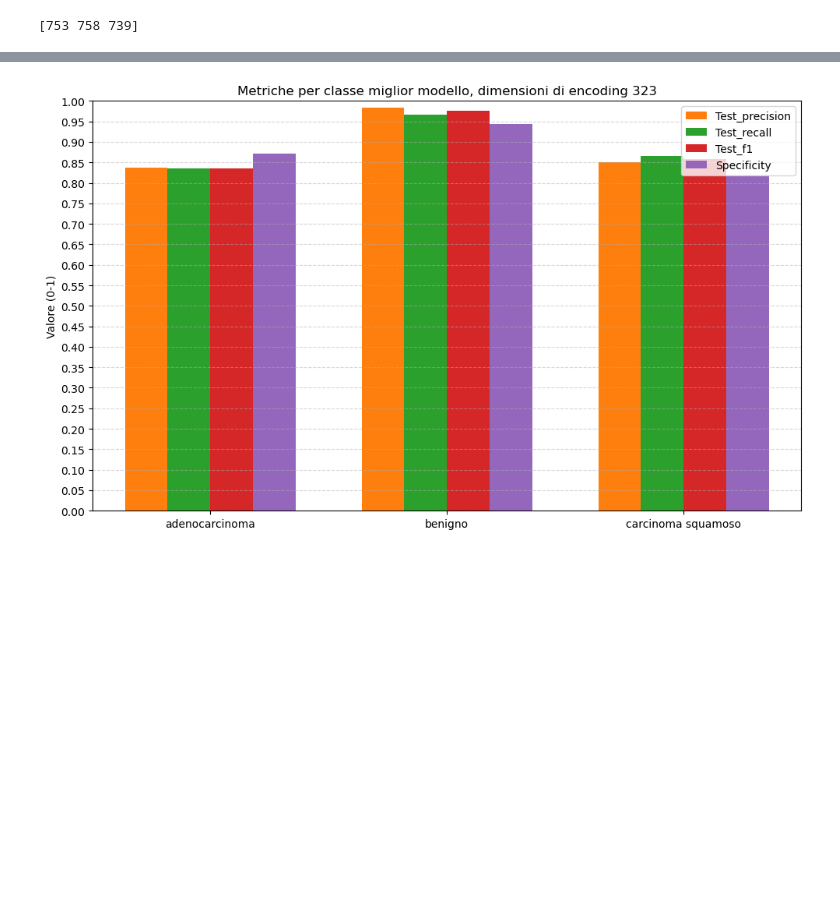
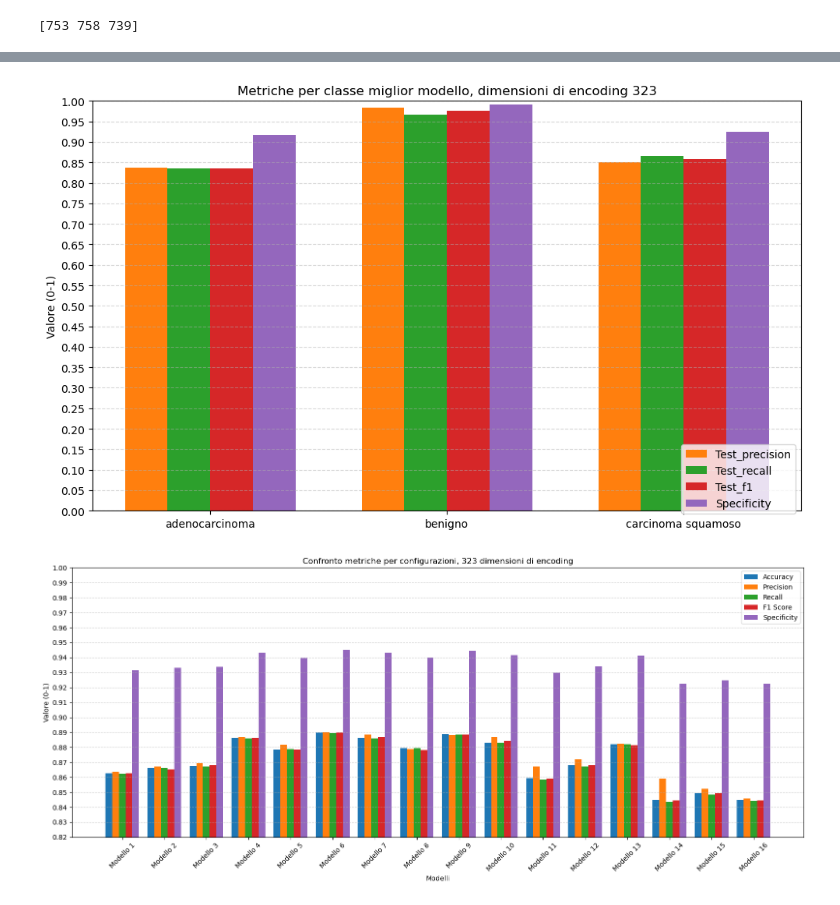
Before and after one commit to noemiaime/PCA_AE_histology, a Jupyter notebook: 6_FC_training_AE.ipynb, the cells around one changed output, grey strips where cells are left out. Saved outputs shown, nothing was run; the diff lists cells and outputs as text; code cells hidden in the pictures; blank space fills up the shorter version.

Commit message:
Modifiche plot

```diff
--- a/6_FC_training_AE.ipynb
+++ b/6_FC_training_AE.ipynb
@@ -545,39 +501,85 @@ else:
 # %%
-# configurazione da visualizzare (indice del config_id)
-selected_config_id = 6  # miglior modello AE
+import pandas as pd
+import numpy as np
+import matplotlib.pyplot as plt
+import os
 
-# filtro dataframe
-row = summary_df[summary_df['config_id'] == selected_config_id].iloc[0]
+csv_path = "ae_outputs/ae_data_323_0.2_summary.csv"  # percorso al file CSV
+config_id = 6
+pretty_labels = ['adenocarcinoma', 'benigno', 'carcinoma squamoso']
+output_folder = "ae_outputs"
+encoding_dim = 323  # per il titolo
 
-# estrazione metriche per classe
+summary_df = pd.read_csv(csv_path)
+
+row = summary_df[summary_df['config_id'] == config_id].iloc[0]
+
+# estrai le metriche per classe
 metrics = ['test_precision', 'test_recall', 'test_f1']
 data = {m: [row[f'{m}_{cls}'] for cls in pretty_labels] for m in metrics}
 
-# aggiunta specificity per classe
-data['specificity'] = row['specificity_per_class'] if isinstance(row['specificity_per_class'], list) else eval(row['specificity_per_class'])
+# specificity per classe (converti da stringa)
+spec_str = row['test_specificity_per_class']
+specificity_list = [float(s) for s in spec_str.split(',')]
+data['specificity'] = specificity_list
 
-# palette scura (Autoencoder)
-ae_colors = ['#ff7f0e', '#2ca02c', '#d62728', '#9467bd']  # precision, recall, f1, specificity
+# colori Autoencoder (scuri)
+ae_colors = ['#ff7f0e', '#2ca02c', '#d62728', '#9467bd']
 
-# plot
 x = np.arange(len(pretty_labels))
 bar_width = 0.18
 
 plt.figure(figsize=(10, 6))
-
 for i, metric in enumerate(data.keys()):
     plt.bar(x + i * bar_width - 1.5 * bar_width, data[metric], width=bar_width,
             label=metric.capitalize(), color=ae_colors[i])
 
 plt.xticks(x, pretty_labels)
 plt.ylim(0.0, 1.0)
 plt.ylabel("Valore (0-1)")
 plt.title(f"Metriche per classe miglior modello, dimensioni di encoding {encoding_dim}")
 plt.yticks(np.arange(0.0, 1.01, 0.05))
-plt.legend()
+plt.legend(loc='lower right', bbox_to_anchor=(1, -0.02))
 plt.grid(axis='y', linestyle='--', alpha=0.5)
 plt.tight_layout()
 plt.savefig(os.path.join(output_folder, "metrics_comparison_per_class.png"))
 plt.show()
+
+# confronto tra configurazioni
+metric_colors = {
+    'accuracy': '#1f77b4',        # blu scuro
+    'precision': '#ff7f0e',       # arancione scuro
+    'recall': '#2ca02c',          # verde scuro
+    'f1_score': '#d62728',        # rosso scuro
+    'specificity': '#9467bd'      # viola scuro
+}
+
+x = np.arange(len(summary_df))
+bar_width = 0.16
+
+plt.figure(figsize=(16, 7))
+plt.bar(x - 2 * bar_width, summary_df['test_accuracy'] / 100, width=bar_width,
+        label='Accuracy', color=metric_colors['accuracy'])
+plt.bar(x - 1 * bar_width, summary_df['test_precision'], width=bar_width,
+        label='Precision', color=metric_colors['precision'])
+plt.bar(x, summary_df['test_recall'], width=bar_width,
+        label='Recall', color=metric_colors['recall'])
+plt.bar(x + 1 * bar_width, summary_df['test_f1_score'], width=bar_width,
+        label='F1 Score', color=metric_colors['f1_score'])
+plt.bar(x + 2 * bar_width, summary_df['test_specificity'], width=bar_width,
+        label='Specificity', color=metric_colors['specificity'])
+
+plt.xlabel("Modelli")
+plt.ylabel("Valore (0-1)")
+plt.title(f"Confronto metriche per configurazioni, {encoding_dim} dimensioni di encoding")
+plt.xticks(x, [f"Modello {cid}" for cid in summary_df['config_id']], rotation=45)
+plt.ylim(0.82, 1)
+plt.legend()
+plt.yticks(np.arange(0.82, 1, 0.01))
+plt.grid(axis='y', linestyle='--', alpha=0.6)
+plt.tight_layout()
+plt.savefig(os.path.join(output_folder, "metrics_comparison.png"))
+plt.show()
 # %% [output]
-[figure, old version]
+[figure, new version]
+[figure, added]
```
Also changed, not shown: parts of 3 cells of this notebook, 22 other files.
